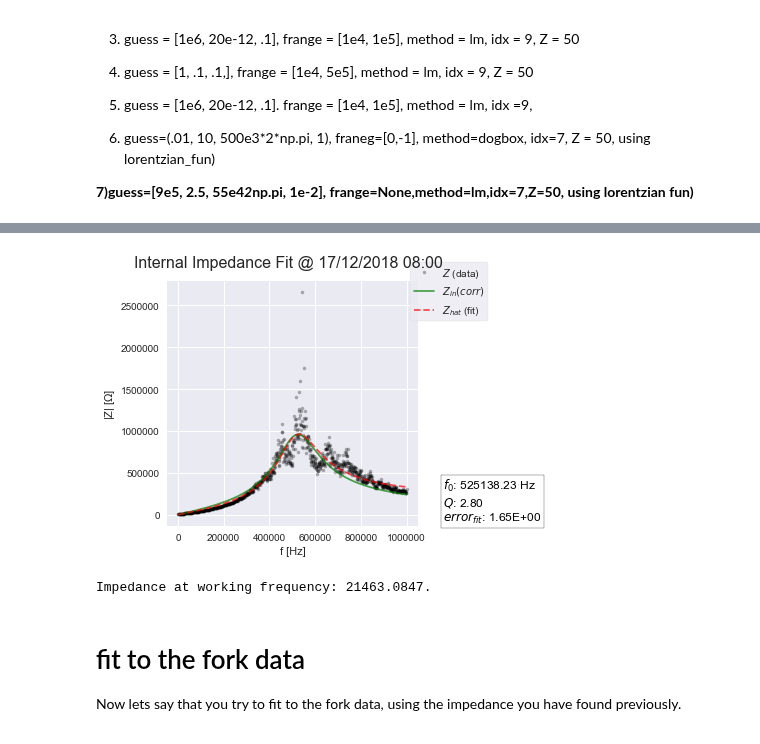
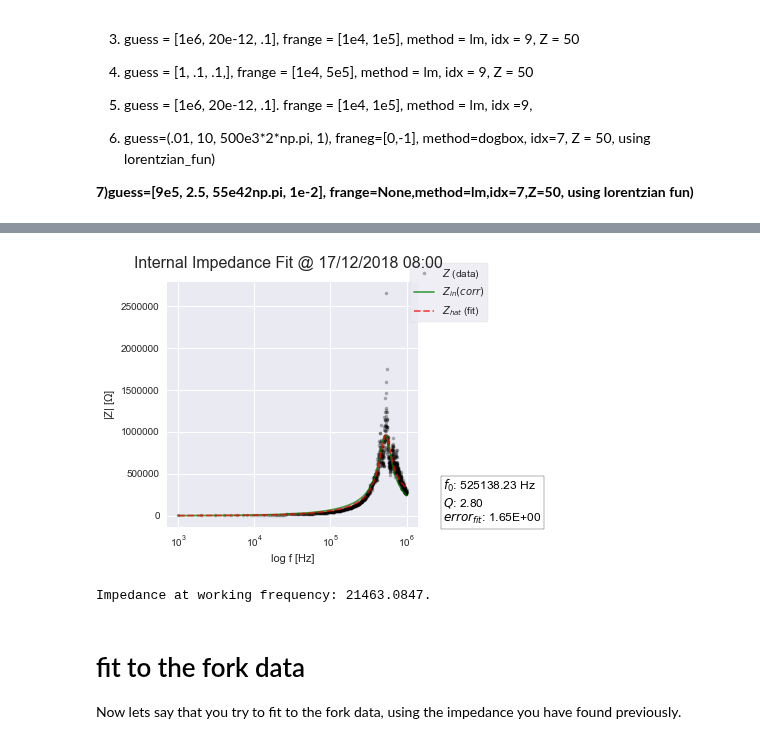
Before and after one commit to martinholub/sicm, a Jupyter notebook: notebooks/lockin.ipynb, the cells around one changed output, grey strips where cells are left out. Cells and saved outputs as stored; diff of their text form; code cells hidden in the pictures.

```diff
--- a/notebooks/lockin.ipynb
+++ b/notebooks/lockin.ipynb
@@ -84,9 +81,9 @@ Finished in 0.027 s
 # %%
 # lockin.popt = [ 9.595e05,  2.8,  3.3e6, 1e-4]
-lockin.plot_fit(xlog = False, double_ax = False, plot_range = None)
+lockin.plot_fit(xlog = True, double_ax = False, plot_range = None)
 print("Impedance at working frequency: {:.4f}.".format(lockin.predict(32768)))
 # %% [output]
-[figure, old version]
+[figure, new version]
 Impedance at working frequency: 21463.0847.
 # %% [markdown]
 #  fit to the fork data
```
Also changed, not shown: parts of 2 cells of this notebook, 8 other files.
